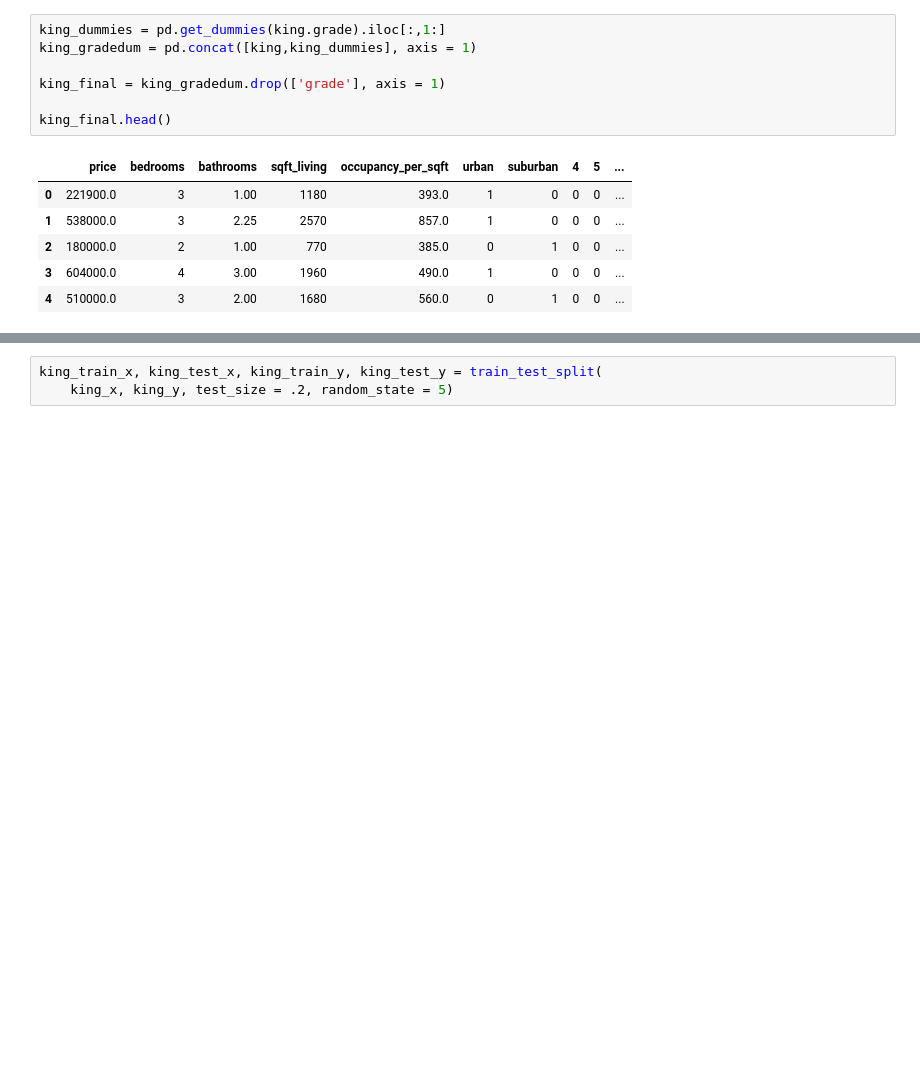
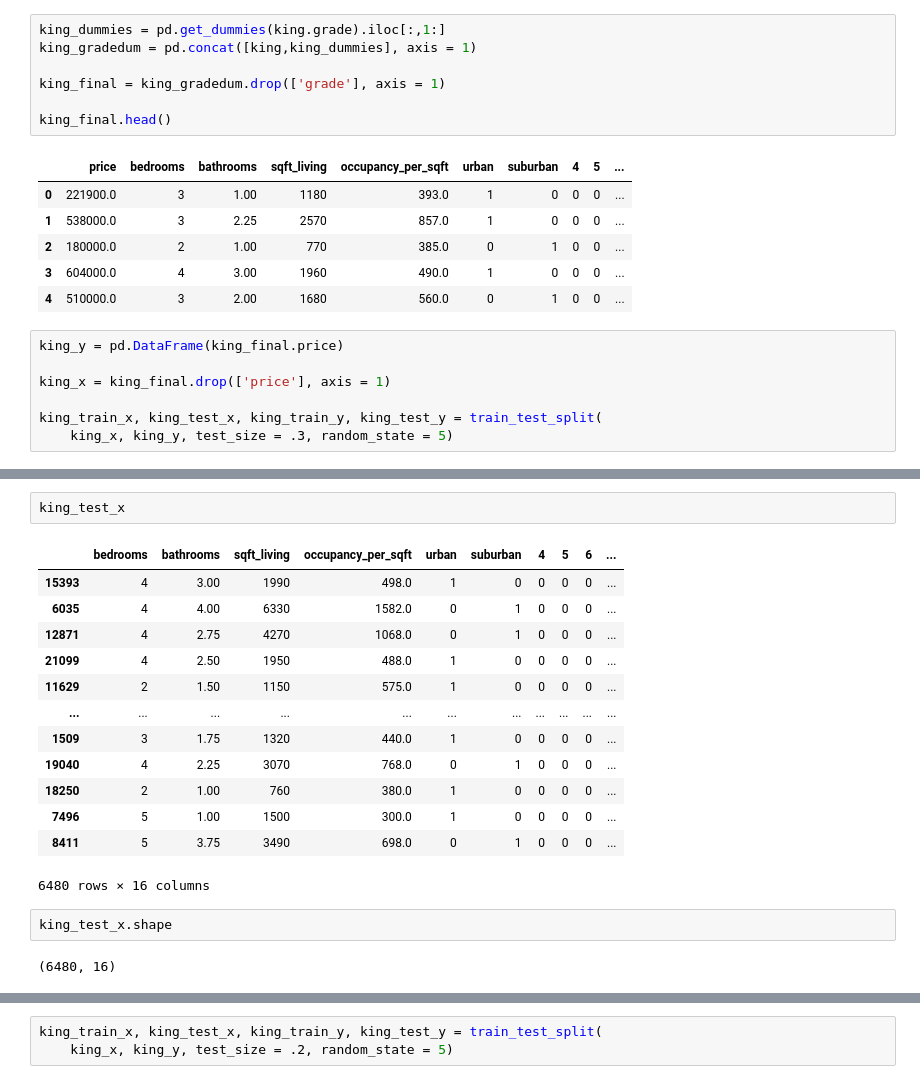
Before and after one commit to danvalen1/KingCounty-Housing, a Jupyter notebook: dsc-phase-2-project/scratch.ipynb, the cells around one changed output, grey strips where cells are left out. Cells and saved outputs as stored; diff of their text form; blank space fills up the shorter version.

```diff
--- a/dsc-phase-2-project/scratch.ipynb
+++ b/dsc-phase-2-project/scratch.ipynb
@@ -71,3 +76,10 @@ king_final.head()
 | 2 | 180000.0 | 2 | 1.00 | 770 | 385.0 | 0 | 1 | 0 | 0 | ... |
 | 3 | 604000.0 | 4 | 3.00 | 1960 | 490.0 | 1 | 0 | 0 | 0 | ... |
 | 4 | 510000.0 | 3 | 2.00 | 1680 | 560.0 | 0 | 1 | 0 | 0 | ... |
+# %%
+king_y = pd.DataFrame(king_final.price)
+
+king_x = king_final.drop(['price'], axis = 1)
+
+king_train_x, king_test_x, king_train_y, king_test_y = train_test_split(
+    king_x, king_y, test_size = .3, random_state = 5)
@@ -73,0 +268,20 @@ king_final.head()
+# %%
+king_test_x
+# %% [output]
+|  | bedrooms | bathrooms | sqft_living | occupancy_per_sqft | urban | suburban | 4 | 5 | 6 | ... |
+| 15393 | 4 | 3.00 | 1990 | 498.0 | 1 | 0 | 0 | 0 | 0 | ... |
+| 6035 | 4 | 4.00 | 6330 | 1582.0 | 0 | 1 | 0 | 0 | 0 | ... |
+| 12871 | 4 | 2.75 | 4270 | 1068.0 | 0 | 1 | 0 | 0 | 0 | ... |
+| 21099 | 4 | 2.50 | 1950 | 488.0 | 1 | 0 | 0 | 0 | 0 | ... |
+| 11629 | 2 | 1.50 | 1150 | 575.0 | 1 | 0 | 0 | 0 | 0 | ... |
+| ... | ... | ... | ... | ... | ... | ... | ... | ... | ... | ... |
+| 1509 | 3 | 1.75 | 1320 | 440.0 | 1 | 0 | 0 | 0 | 0 | ... |
+| 19040 | 4 | 2.25 | 3070 | 768.0 | 0 | 1 | 0 | 0 | 0 | ... |
+| 18250 | 2 | 1.00 | 760 | 380.0 | 1 | 0 | 0 | 0 | 0 | ... |
+| 7496 | 5 | 1.00 | 1500 | 300.0 | 1 | 0 | 0 | 0 | 0 | ... |
+| 8411 | 5 | 3.75 | 3490 | 698.0 | 0 | 1 | 0 | 0 | 0 | ... |
+6480 rows × 16 columns
+# %%
+king_test_x.shape
+# %% [output]
+(6480, 16)
```
Also changed, not shown: parts of 35 cells of this notebook, 3 other files.
